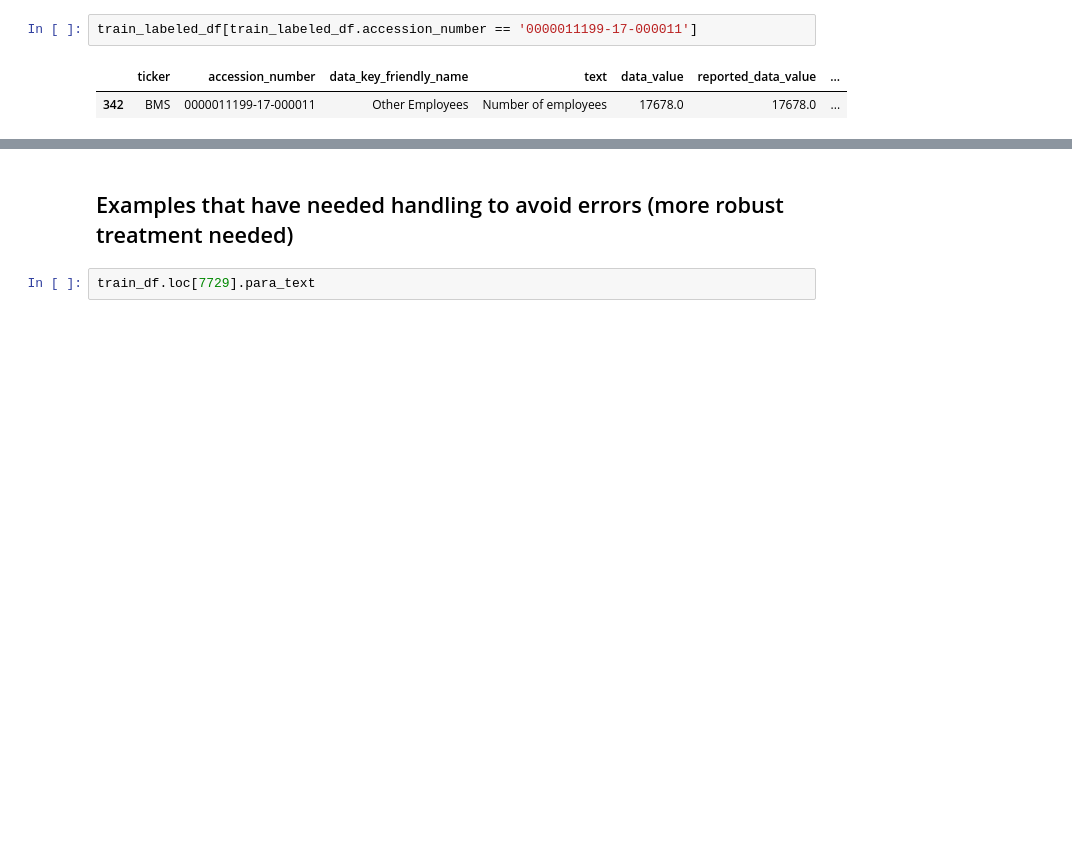
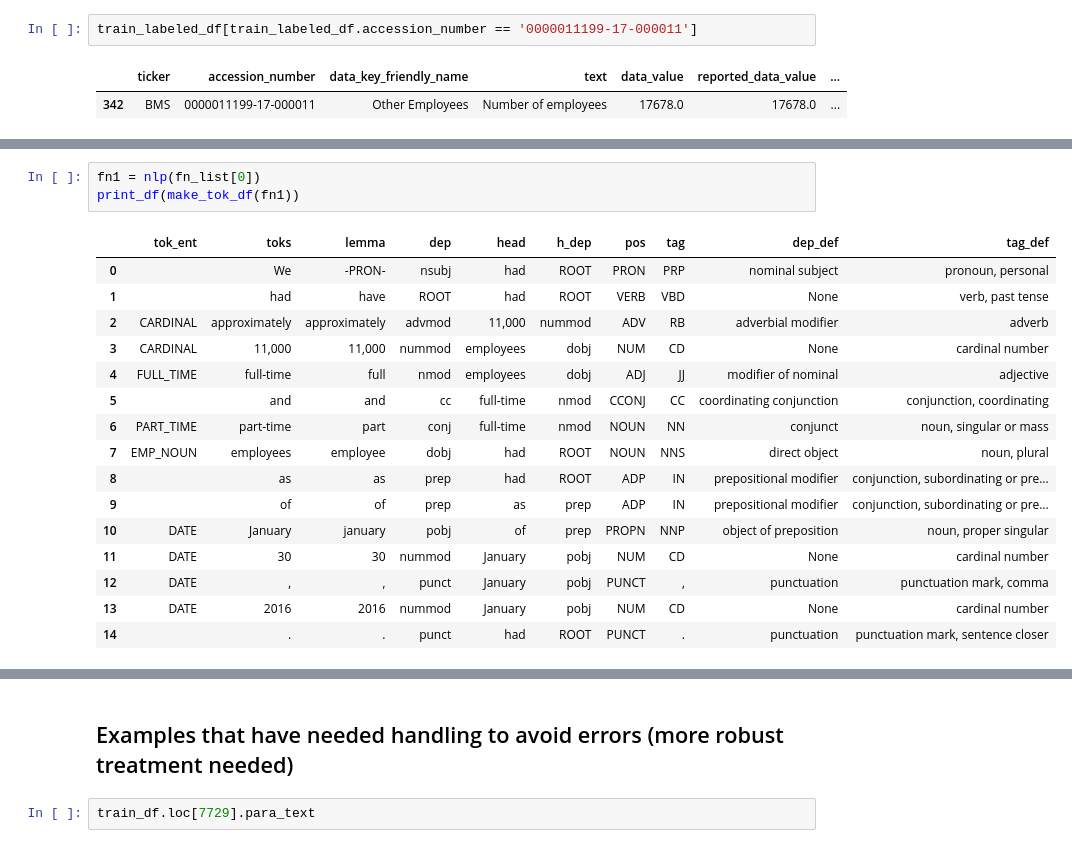
Before and after one commit to JarrodAJ/sec_employee_information_extraction, a Jupyter notebook: 4_Define_SpaCy_NER.ipynb, the cells around one changed output, grey strips where cells are left out. Cells and saved outputs as stored; diff of their text form; blank space fills up the shorter version.

```diff
--- a/4_Define_SpaCy_NER.ipynb
+++ b/4_Define_SpaCy_NER.ipynb
@@ -5394,0 +4566,20 @@ full_match_left.loc[][full_match_left_columns].head()
+# %%
+fn1 = nlp(fn_list[0])
+print_df(make_tok_df(fn1))
+# %% [output]
+|  | tok_ent | toks | lemma | dep | head | h_dep | pos | tag | dep_def | tag_def |
+| 0 |  | We | -PRON- | nsubj | had | ROOT | PRON | PRP | nominal subject | pronoun, personal |
+| 1 |  | had | have | ROOT | had | ROOT | VERB | VBD | None | verb, past tense |
+| 2 | CARDINAL | approximately | approximately | advmod | 11,000 | nummod | ADV | RB | adverbial modifier | adverb |
+| 3 | CARDINAL | 11,000 | 11,000 | nummod | employees | dobj | NUM | CD | None | cardinal number |
+| 4 | FULL_TIME | full-time | full | nmod | employees | dobj | ADJ | JJ | modifier of nominal | adjective |
+| 5 |  | and | and | cc | full-time | nmod | CCONJ | CC | coordinating conjunction | conjunction, coordinating |
+| 6 | PART_TIME | part-time | part | conj | full-time | nmod | NOUN | NN | conjunct | noun, singular or mass |
+| 7 | EMP_NOUN | employees | employee | dobj | had | ROOT | NOUN | NNS | direct object | noun, plural |
+| 8 |  | as | as | prep | had | ROOT | ADP | IN | prepositional modifier | conjunction, subordinating or pre... |
+| 9 |  | of | of | prep | as | prep | ADP | IN | prepositional modifier | conjunction, subordinating or pre... |
+| 10 | DATE | January | january | pobj | of | prep | PROPN | NNP | object of preposition | noun, proper singular |
+| 11 | DATE | 30 | 30 | nummod | January | pobj | NUM | CD | None | cardinal number |
+| 12 | DATE | , | , | punct | January | pobj | PUNCT | , | punctuation | punctuation mark, comma |
+| 13 | DATE | 2016 | 2016 | nummod | January | pobj | NUM | CD | None | cardinal number |
+| 14 |  | . | . | punct | had | ROOT | PUNCT | . | punctuation | punctuation mark, sentence closer |
```
Also changed, not shown: parts of 295 cells of this notebook, 2 other files.
